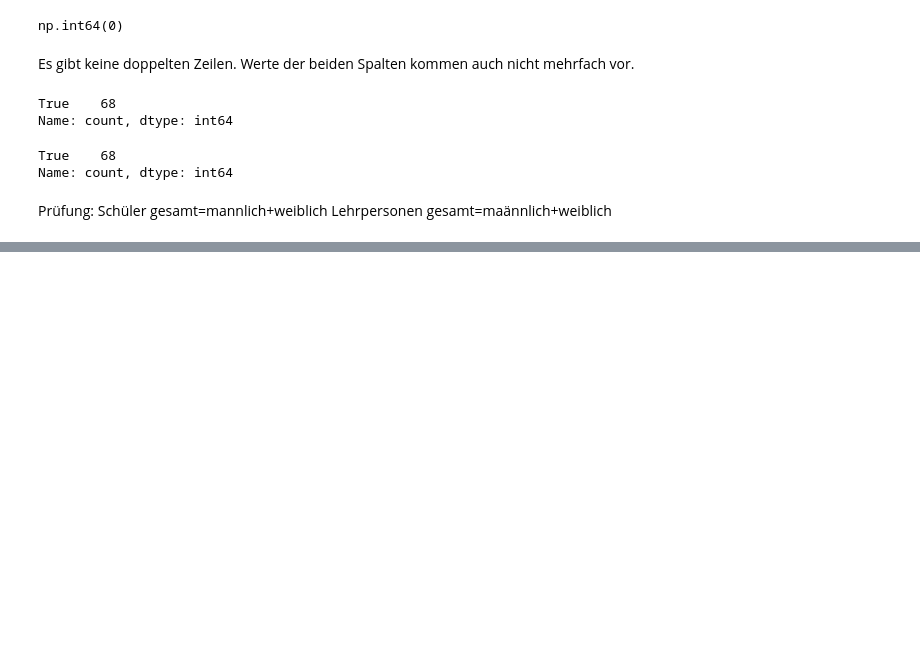
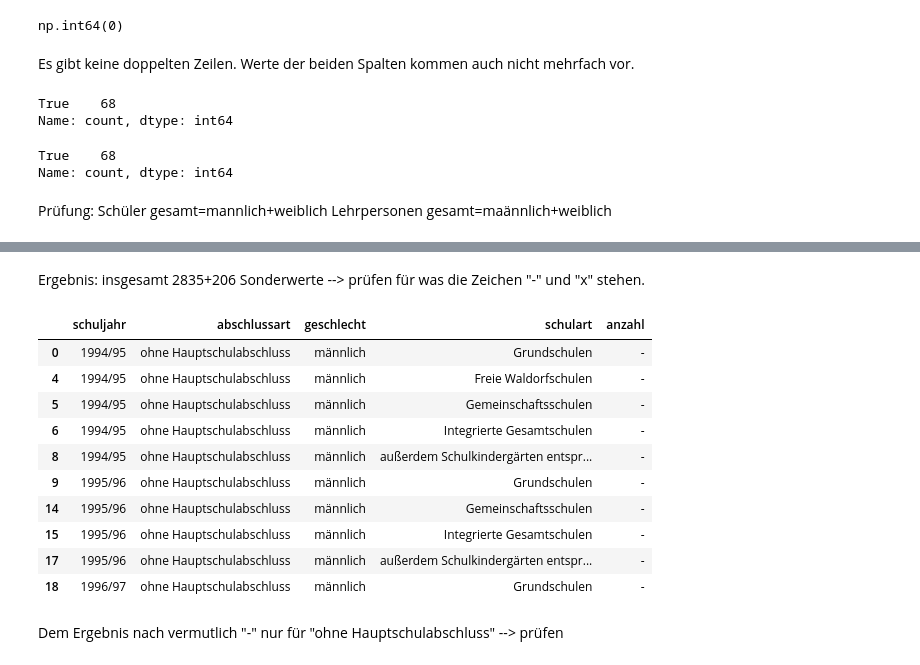
Before and after one commit to AndreR819/PortfolioProjekt, a Jupyter notebook: notebooks/01_daten_verstehen.ipynb, the cells around one changed output, grey strips where cells are left out. Saved outputs shown, nothing was run; the diff lists cells and outputs as text; code cells hidden in the pictures; blank space fills up the shorter version.

```diff
--- a/notebooks/01_daten_verstehen.ipynb
+++ b/notebooks/01_daten_verstehen.ipynb
@@ -208,0 +348,7 @@ memory usage: 4.9 KB
+# %%
+df_abschluesse = pd.read_csv(
+    DATA_DIR / "abschluesse_schulart.csv"
+)
+display(df_abschluesse.head().T)
+print("Dimension:", df_abschluesse.shape)
+df_abschluesse.info()
@@ -208,0 +395,18 @@ memory usage: 4.9 KB
+# %% [markdown]
+Ergebnis: insgesamt 2835+206 Sonderwerte --> prüfen für was die Zeichen "-" und "x" stehen.
+# %%
+df_abschluesse[df_abschluesse["anzahl"] == "-"].head(10) # mit df_abschluesse[...] betr. Zeilen filtern
+# %% [output]
+|  | schuljahr | abschlussart | geschlecht | schulart | anzahl |
+| 0 | 1994/95 | ohne Hauptschulabschluss | männlich | Grundschulen | - |
+| 4 | 1994/95 | ohne Hauptschulabschluss | männlich | Freie Waldorfschulen | - |
+| 5 | 1994/95 | ohne Hauptschulabschluss | männlich | Gemeinschaftsschulen | - |
+| 6 | 1994/95 | ohne Hauptschulabschluss | männlich | Integrierte Gesamtschulen | - |
+| 8 | 1994/95 | ohne Hauptschulabschluss | männlich | außerdem Schulkindergärten entspr... | - |
+| 9 | 1995/96 | ohne Hauptschulabschluss | männlich | Grundschulen | - |
+| 14 | 1995/96 | ohne Hauptschulabschluss | männlich | Gemeinschaftsschulen | - |
+| 15 | 1995/96 | ohne Hauptschulabschluss | männlich | Integrierte Gesamtschulen | - |
+| 17 | 1995/96 | ohne Hauptschulabschluss | männlich | außerdem Schulkindergärten entspr... | - |
+| 18 | 1996/97 | ohne Hauptschulabschluss | männlich | Grundschulen | - |
+# %% [markdown]
+Dem Ergebnis nach vermutlich "-" nur für "ohne Hauptschulabschluss" --> prüfen
```
Also changed, not shown: parts of 52 cells of this notebook.
